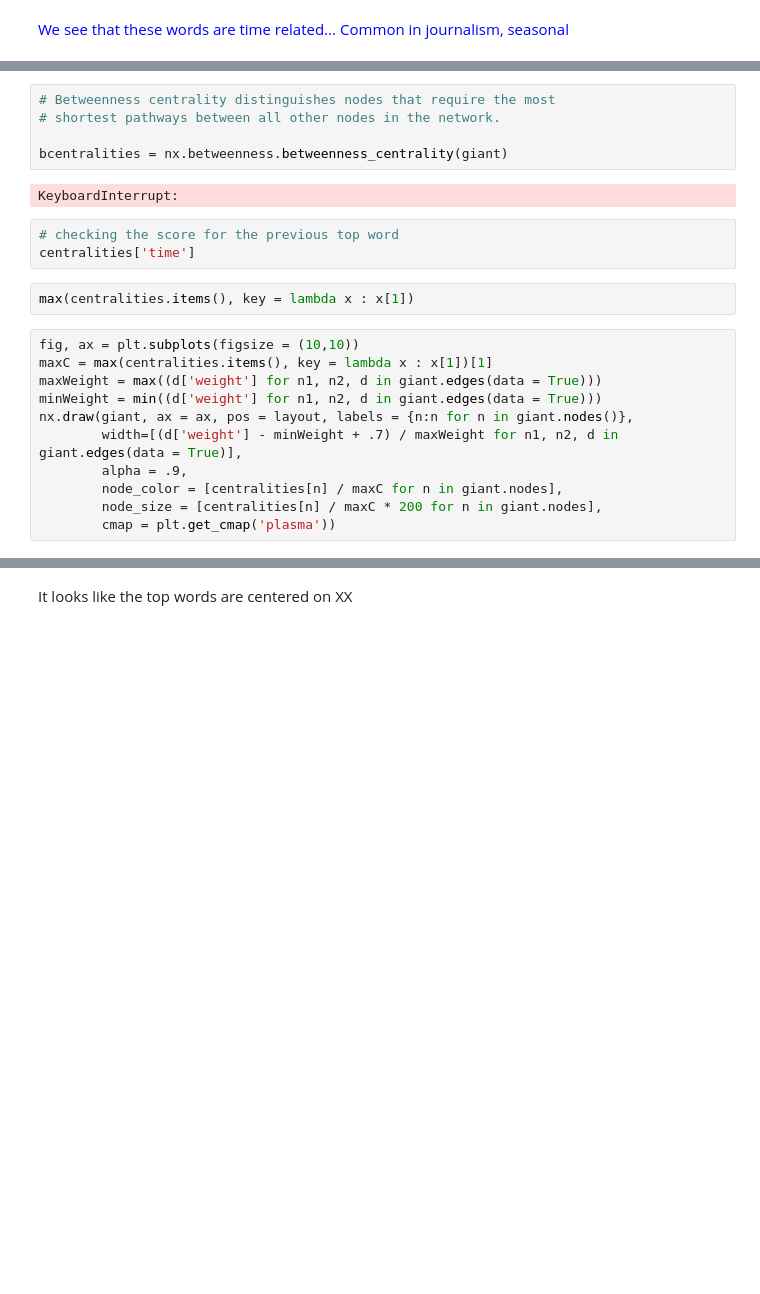
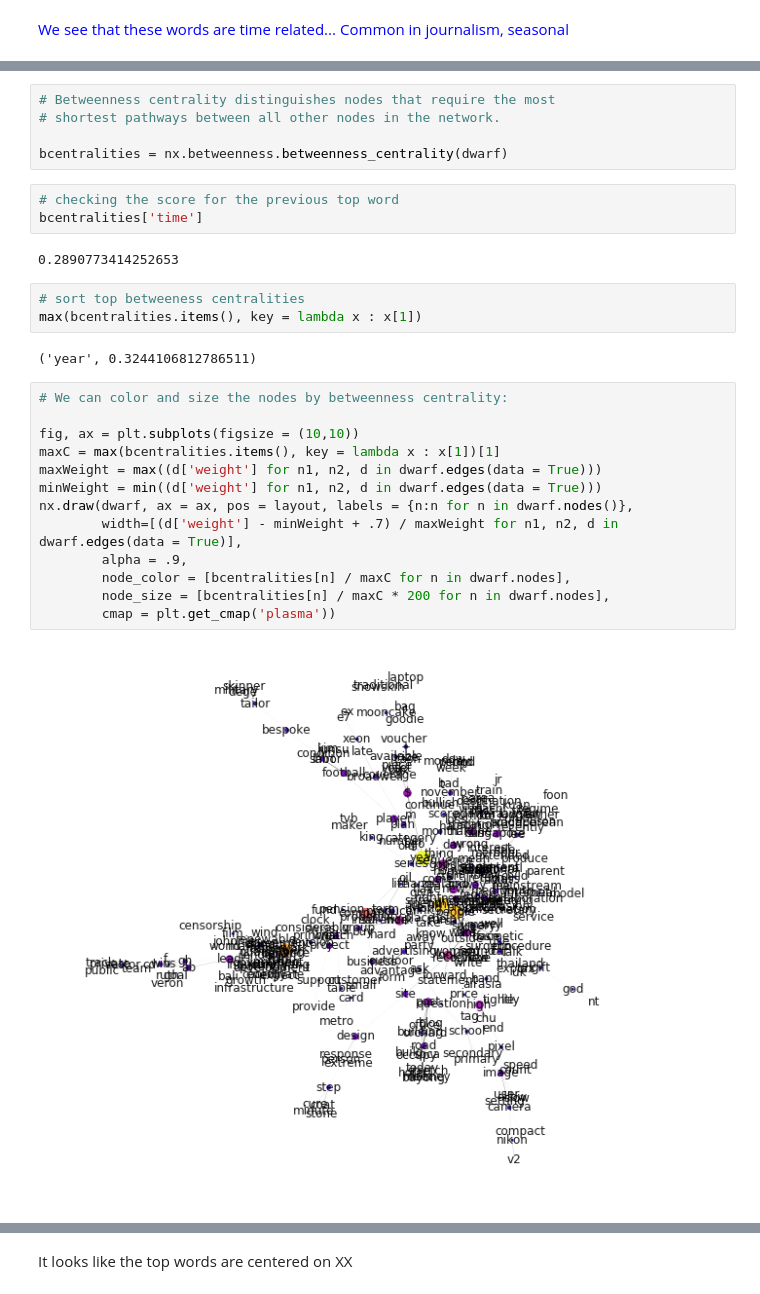
Before and after one commit to rkcatipon/Content-Analysis-2020, a Jupyter notebook: week-5/5-HW-Response.ipynb, the cells around one changed output, grey strips where cells are left out. Cells and saved outputs as stored; diff of their text form; blank space fills up the shorter version.

```diff
--- a/week-5/5-HW-Response.ipynb
+++ b/week-5/5-HW-Response.ipynb
@@ -566,23 +571,30 @@ sorted(dcentralities.items(), key = lambda x: x[1], reverse = True)[-10:]
 # Betweenness centrality distinguishes nodes that require the most
 # shortest pathways between all other nodes in the network.
 
-bcentralities = nx.betweenness.betweenness_centrality(giant)
+bcentralities = nx.betweenness.betweenness_centrality(dwarf)
-# %% [output]
-KeyboardInterrupt:
 # %%
 # checking the score for the previous top word
-centralities['time']
+bcentralities['time']
+# %% [output]
+0.2890773414252653
 # %%
-max(centralities.items(), key = lambda x : x[1])
+# sort top betweeness centralities
+max(bcentralities.items(), key = lambda x : x[1])
+# %% [output]
+('year', 0.3244106812786511)
 # %%
+# We can color and size the nodes by betweenness centrality:
+
 fig, ax = plt.subplots(figsize = (10,10))
-maxC = max(centralities.items(), key = lambda x : x[1])[1]
-maxWeight = max((d['weight'] for n1, n2, d in giant.edges(data = True)))
-minWeight = min((d['weight'] for n1, n2, d in giant.edges(data = True)))
-nx.draw(giant, ax = ax, pos = layout, labels = {n:n for n in giant.nodes()},
-        width=[(d['weight'] - minWeight + .7) / maxWeight for n1, n2, d in giant.edges(data = True)],
+maxC = max(bcentralities.items(), key = lambda x : x[1])[1]
+maxWeight = max((d['weight'] for n1, n2, d in dwarf.edges(data = True)))
+minWeight = min((d['weight'] for n1, n2, d in dwarf.edges(data = True)))
+nx.draw(dwarf, ax = ax, pos = layout, labels = {n:n for n in dwarf.nodes()},
+        width=[(d['weight'] - minWeight + .7) / maxWeight for n1, n2, d in dwarf.edges(data = True)],
         alpha = .9,
-        node_color = [centralities[n] / maxC for n in giant.nodes],
-        node_size = [centralities[n] / maxC * 200 for n in giant.nodes],
+        node_color = [bcentralities[n] / maxC for n in dwarf.nodes],
+        node_size = [bcentralities[n] / maxC * 200 for n in dwarf.nodes],
         cmap = plt.get_cmap('plasma'))
+# %% [output]
+[figure, added]
 # %%
```
Also changed, not shown: parts of 71 cells of this notebook.
